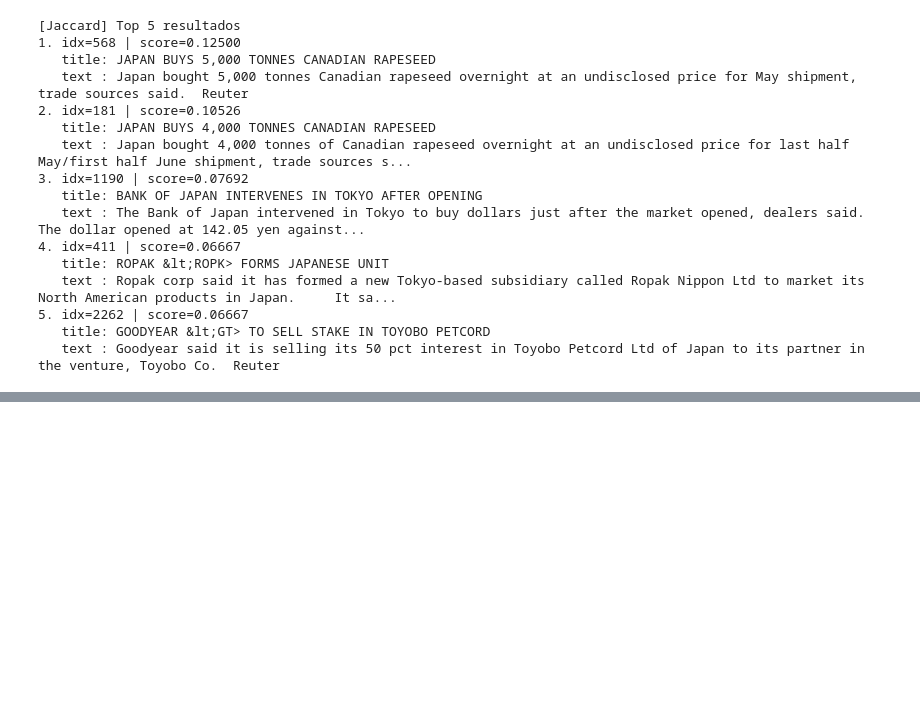
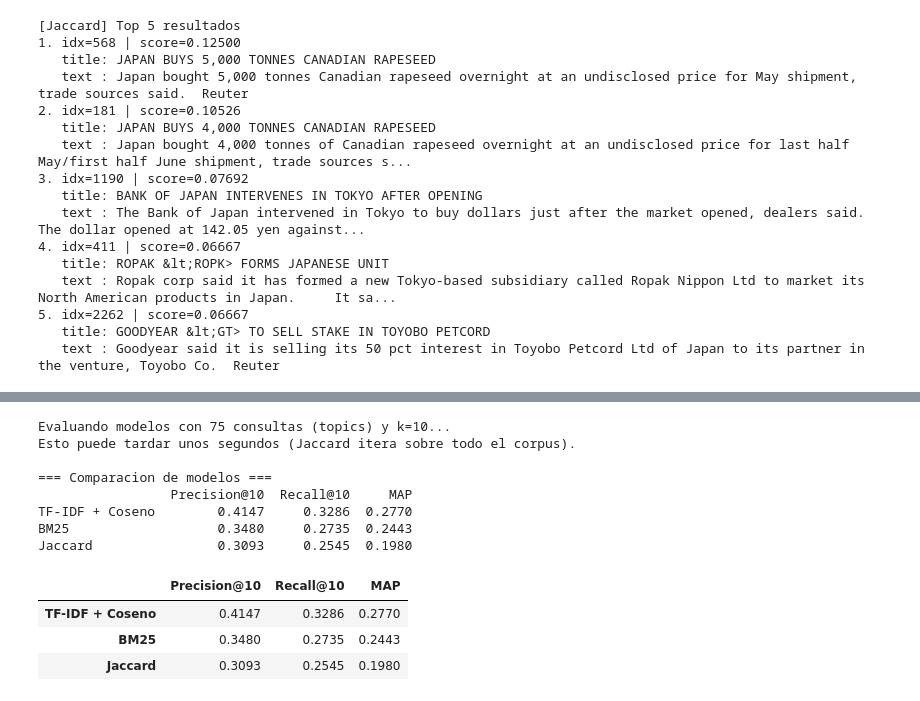
Before and after one commit to cAlexisy/ri-proyecto-bimestre1, a Jupyter notebook: src/persona3/tfidf_bm25.ipynb, the cells around one changed output, grey strips where cells are left out. Saved outputs shown, nothing was run; the diff lists cells and outputs as text; code cells hidden in the pictures; blank space fills up the shorter version.

Commit message:
feat: add evaluation metrics for retrieval models including Precision@k, Recall@k, and MAP

```diff
--- a/src/persona3/tfidf_bm25.ipynb
+++ b/src/persona3/tfidf_bm25.ipynb
@@ -351,0 +443,33 @@ show_results(jaccard_results, model_name='Jaccard', top_n=5)
+# %%
+# Evaluar los tres modelos con k=10
+K = 10
+
+print(f"Evaluando modelos con {len(qrels)} consultas (topics) y k={K}...")
+print("Esto puede tardar unos segundos (Jaccard itera sobre todo el corpus).\n")
+
+resultados_tfidf   = evaluar_modelo(search_tfidf_cosine, qrels, k=K)
+resultados_bm25    = evaluar_modelo(search_bm25,         qrels, k=K)
+resultados_jaccard = evaluar_modelo(search_jaccard,      qrels, k=K)
+
+# Tabla comparativa
+tabla_evaluacion = pd.DataFrame(
+    [resultados_tfidf, resultados_bm25, resultados_jaccard],
+    index=['TF-IDF + Coseno', 'BM25', 'Jaccard']
+)
+
+print("=== Comparacion de modelos ===")
+print(tabla_evaluacion.to_string())
+tabla_evaluacion
+# %% [output]
+Evaluando modelos con 75 consultas (topics) y k=10...
+Esto puede tardar unos segundos (Jaccard itera sobre todo el corpus).
+
+=== Comparacion de modelos ===
+                 Precision@10  Recall@10     MAP
+TF-IDF + Coseno        0.4147     0.3286  0.2770
+BM25                   0.3480     0.2735  0.2443
+Jaccard                0.3093     0.2545  0.1980
+|  | Precision@10 | Recall@10 | MAP |
+| TF-IDF + Coseno | 0.4147 | 0.3286 | 0.2770 |
+| BM25 | 0.3480 | 0.2735 | 0.2443 |
+| Jaccard | 0.3093 | 0.2545 | 0.1980 |
```
Also changed, not shown: parts of 3 cells of this notebook.
